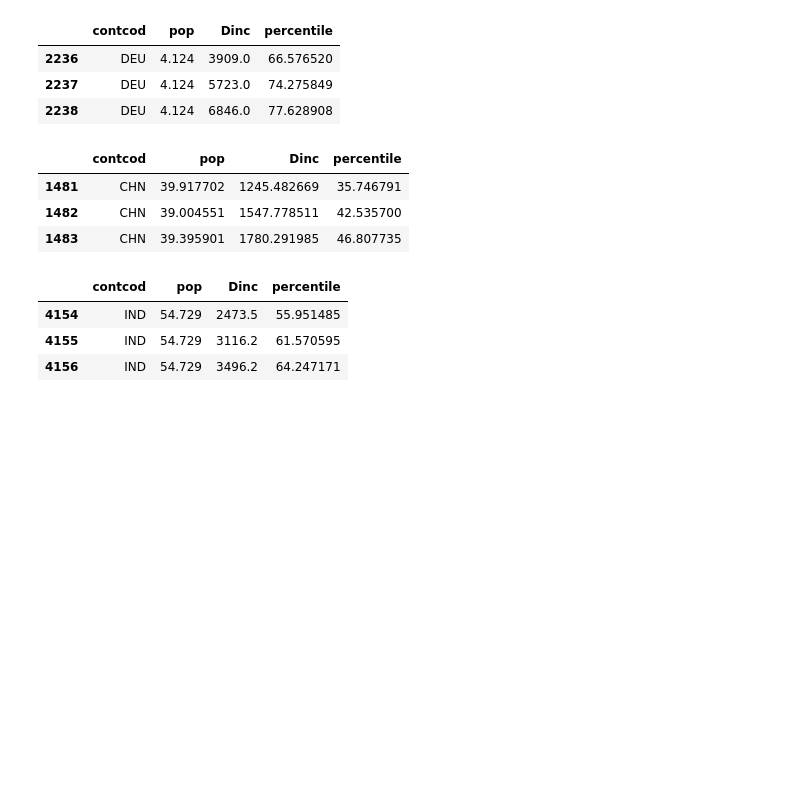
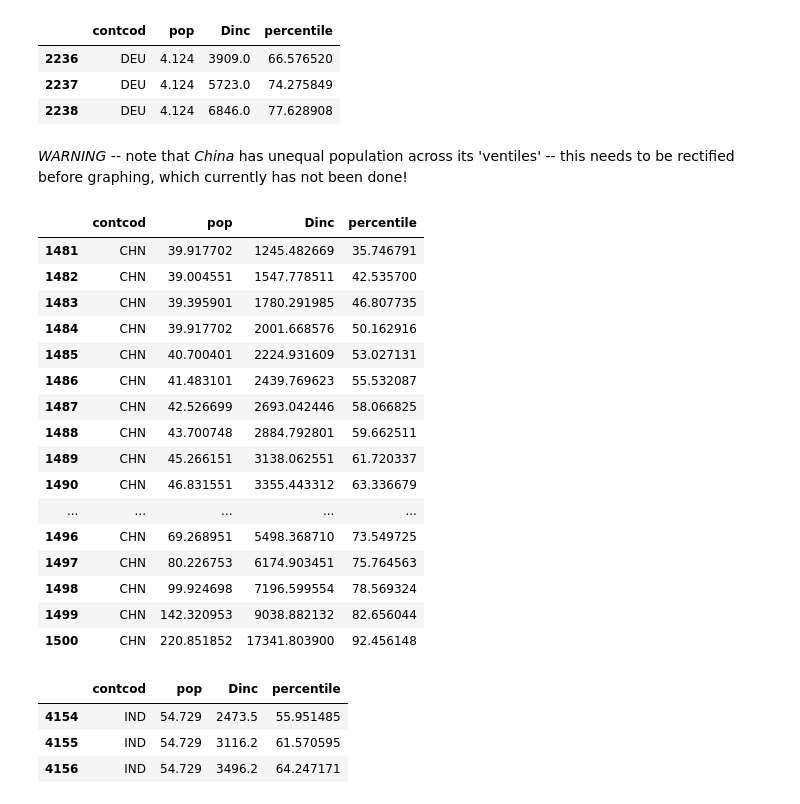
Before and after one commit to whyboris/Global-Income-Distribution, a Jupyter notebook: world_income_distribution.ipynb, the cells around one changed output. Cells and saved outputs as stored; diff of their text form; code cells hidden in the pictures; blank space fills up the shorter version.

```diff
--- a/world_income_distribution.ipynb
+++ b/world_income_distribution.ipynb
@@ -224,13 +224,28 @@ only2005[only2005['contcod'] == 'DEU'][['contcod', 'pop', 'Dinc', 'percentile']]
 | 2236 | DEU | 4.124 | 3909.0 | 66.576520 |
 | 2237 | DEU | 4.124 | 5723.0 | 74.275849 |
 | 2238 | DEU | 4.124 | 6846.0 | 77.628908 |
+# %% [markdown]
+*WARNING* -- note that *China* has unequal population across its 'ventiles' -- this needs to be rectified before graphing, which currently has not been done!
 # %%
-only2005[only2005['contcod'] == 'CHN'][['contcod', 'pop', 'Dinc', 'percentile']].head(3)
+only2005[only2005['contcod'] == 'CHN'][['contcod', 'pop', 'Dinc', 'percentile']].head(20)
 # %% [output]
 |  | contcod | pop | Dinc | percentile |
 | 1481 | CHN | 39.917702 | 1245.482669 | 35.746791 |
 | 1482 | CHN | 39.004551 | 1547.778511 | 42.535700 |
 | 1483 | CHN | 39.395901 | 1780.291985 | 46.807735 |
+| 1484 | CHN | 39.917702 | 2001.668576 | 50.162916 |
+| 1485 | CHN | 40.700401 | 2224.931609 | 53.027131 |
+| 1486 | CHN | 41.483101 | 2439.769623 | 55.532087 |
+| 1487 | CHN | 42.526699 | 2693.042446 | 58.066825 |
+| 1488 | CHN | 43.700748 | 2884.792801 | 59.662511 |
+| 1489 | CHN | 45.266151 | 3138.062551 | 61.720337 |
+| 1490 | CHN | 46.831551 | 3355.443312 | 63.336679 |
+| ... | ... | ... | ... | ... |
+| 1496 | CHN | 69.268951 | 5498.368710 | 73.549725 |
+| 1497 | CHN | 80.226753 | 6174.903451 | 75.764563 |
+| 1498 | CHN | 99.924698 | 7196.599554 | 78.569324 |
+| 1499 | CHN | 142.320953 | 9038.882132 | 82.656044 |
+| 1500 | CHN | 220.851852 | 17341.803900 | 92.456148 |
 # %%
 only2005[only2005['contcod'] == 'IND'][['contcod', 'pop', 'Dinc', 'percentile']].head(3)
 # %% [output]
```
